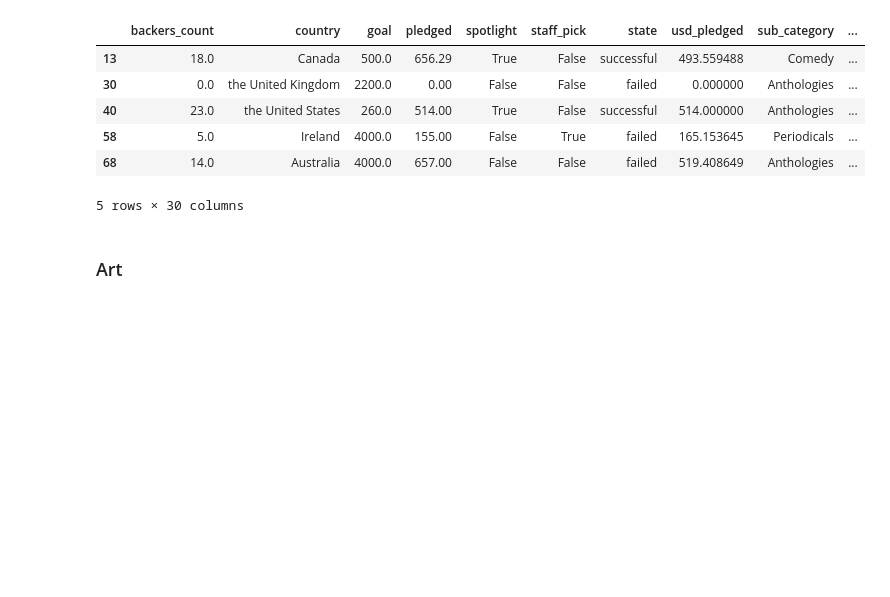
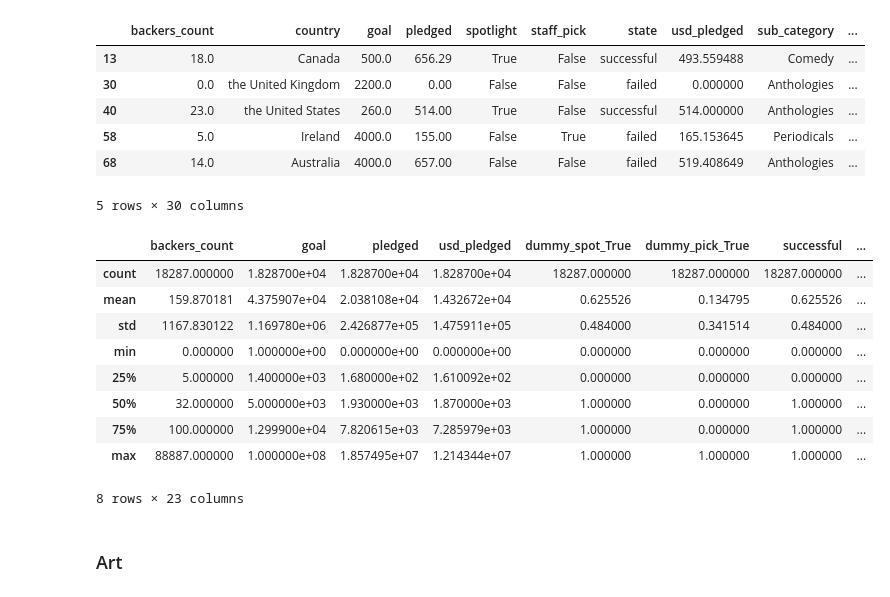
Before and after one commit to IanIrizarry/kickstarter-success-predictions, a Jupyter notebook: kickstarter-success-predictions.ipynb, the cells around one changed output. Saved outputs shown, nothing was run; the diff lists cells and outputs as text; code cells hidden in the pictures; blank space fills up the shorter version.

```diff
--- a/kickstarter-success-predictions.ipynb
+++ b/kickstarter-success-predictions.ipynb
@@ -884,6 +924,19 @@ publishing.head()
 | 58 | 5.0 | Ireland | 4000.0 | 155.00 | False | True | failed | 165.153645 | Periodicals | ... |
 | 68 | 14.0 | Australia | 4000.0 | 657.00 | False | False | failed | 519.408649 | Anthologies | ... |
 5 rows × 30 columns
+# %%
+publishing.describe()
+# %% [output]
+|  | backers_count | goal | pledged | usd_pledged | dummy_spot_True | dummy_pick_True | successful | ... |
+| count | 18287.000000 | 1.828700e+04 | 1.828700e+04 | 1.828700e+04 | 18287.000000 | 18287.000000 | 18287.000000 | ... |
+| mean | 159.870181 | 4.375907e+04 | 2.038108e+04 | 1.432672e+04 | 0.625526 | 0.134795 | 0.625526 | ... |
+| std | 1167.830122 | 1.169780e+06 | 2.426877e+05 | 1.475911e+05 | 0.484000 | 0.341514 | 0.484000 | ... |
+| min | 0.000000 | 1.000000e+00 | 0.000000e+00 | 0.000000e+00 | 0.000000 | 0.000000 | 0.000000 | ... |
+| 25% | 5.000000 | 1.400000e+03 | 1.680000e+02 | 1.610092e+02 | 0.000000 | 0.000000 | 0.000000 | ... |
+| 50% | 32.000000 | 5.000000e+03 | 1.930000e+03 | 1.870000e+03 | 1.000000 | 0.000000 | 1.000000 | ... |
+| 75% | 100.000000 | 1.299900e+04 | 7.820615e+03 | 7.285979e+03 | 1.000000 | 0.000000 | 1.000000 | ... |
+| max | 88887.000000 | 1.000000e+08 | 1.857495e+07 | 1.214344e+07 | 1.000000 | 1.000000 | 1.000000 | ... |
+8 rows × 23 columns
 # %% [markdown]
 ### Art
 # %%
```
Also changed, not shown: parts of 7 cells of this notebook, 1 other file.
